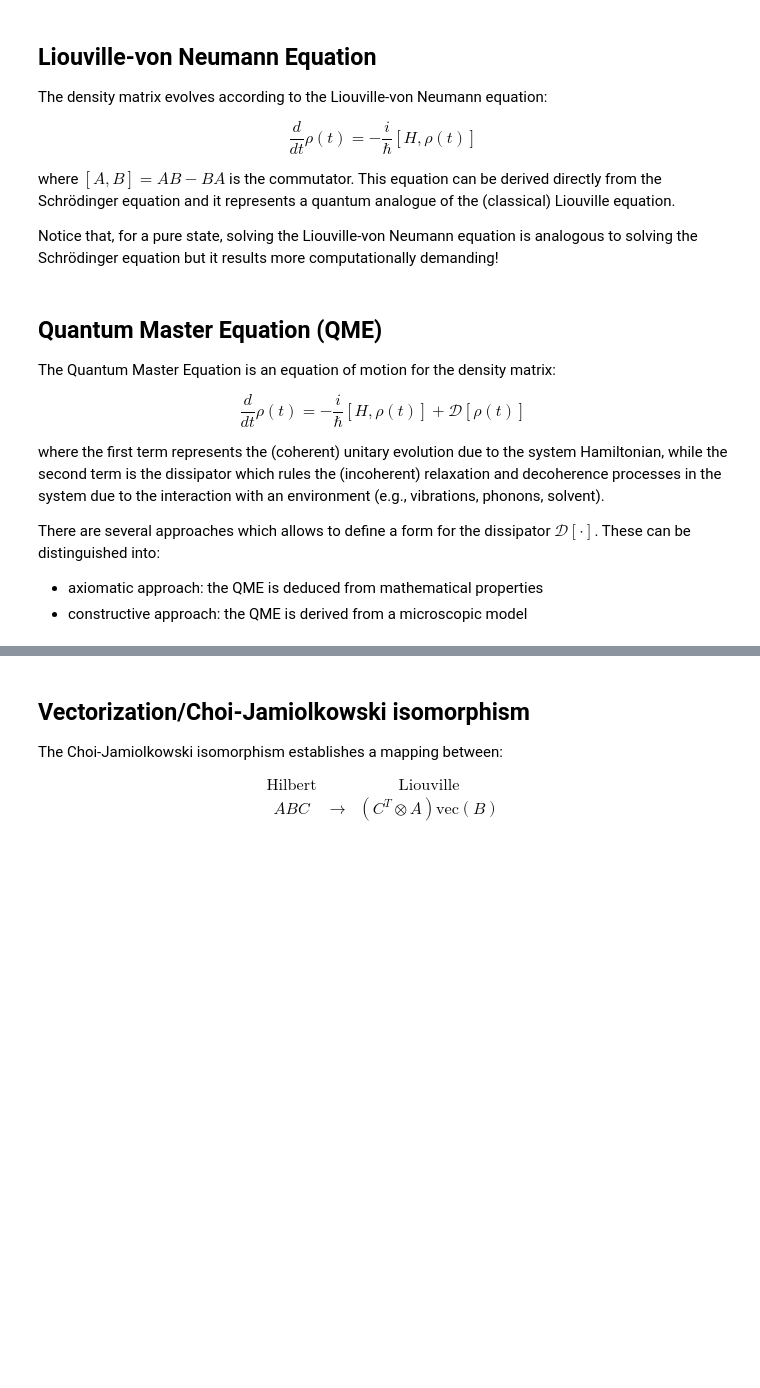
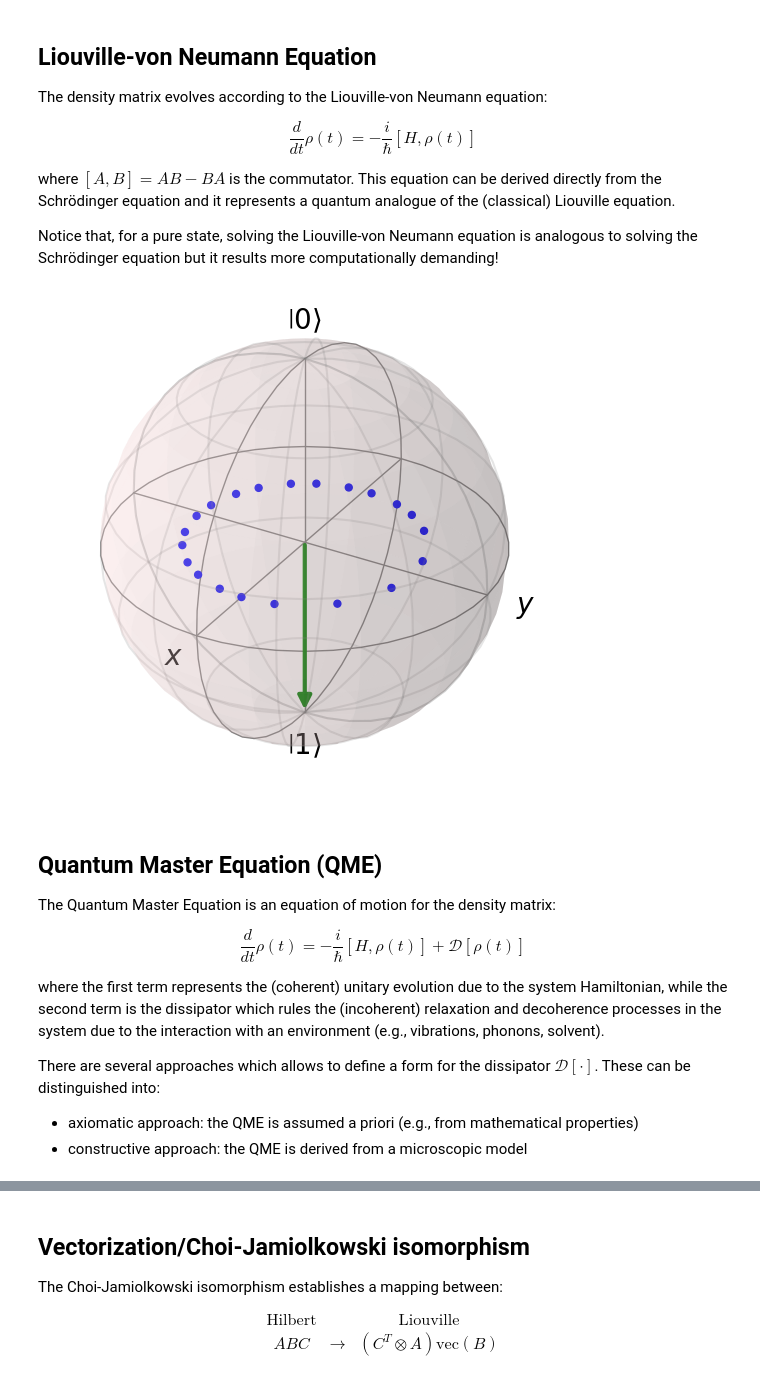
Before and after one commit to federicogallina/freschers, a Jupyter notebook: Training/Mission beta.ipynb, the cells around one changed output, grey strips where cells are left out. Cells and saved outputs as stored; diff of their text form; code cells hidden in the pictures; blank space fills up the shorter version.

```diff
--- a/Training/Mission beta.ipynb
+++ b/Training/Mission beta.ipynb
@@ -93,6 +127,23 @@ $$ \frac{d}{dt} \rho(t) = - \frac{i}{\hbar} [H, \rho(t)] $$
 where $[A, B] = AB - BA$ is the commutator. This equation can be derived directly from the Schrödinger equation and it represents a quantum analogue of the (classical) Liouville equation.
 
 Notice that, for a pure state, solving the Liouville-von Neumann equation is analogous to solving the Schrödinger equation but it results more computationally demanding!
+# %%
+H = np.array([[0, 0],
+              [0, 1]])
+rho = np.array([[1, 0.6],
+                [0.6, 1]])/2
+dt = 0.5; t_list = np.arange(0, 10 + dt, dt)
+
+sphere = Bloch()
+result = mesolve(Qobj(H),
+                 Qobj(rho) if Qobj(rho).isherm else False,
+                 t_list,
+                 e_ops=[sigmax(), sigmay(), sigmaz()])
+sx, sy, sz = result.expect[0], result.expect[1], result.expect[2]
+sphere.add_points([sx, sy, sz]); sphere.add_vectors([0., 0., -1.])
+sphere.show()
+# %% [output]
+[figure, added]
 # %% [markdown]
 ## Quantum Master Equation (QME)
 
@@ -104,7 +155,7 @@ where the first term represents the (coherent) unitary evolution due to the syst
 
 There are several approaches which allows to define a form for the dissipator $\mathcal{D}[\cdot]$. These can be distinguished into:
 
-- axiomatic approach: the QME is deduced from mathematical properties
+- axiomatic approach: the QME is assumed a priori (e.g., from mathematical properties)
 - constructive approach: the QME is derived from a microscopic model
 # %% [markdown]
 ## Lindblad equation
```
Also changed, not shown: parts of 22 cells of this notebook, 4 other files.
